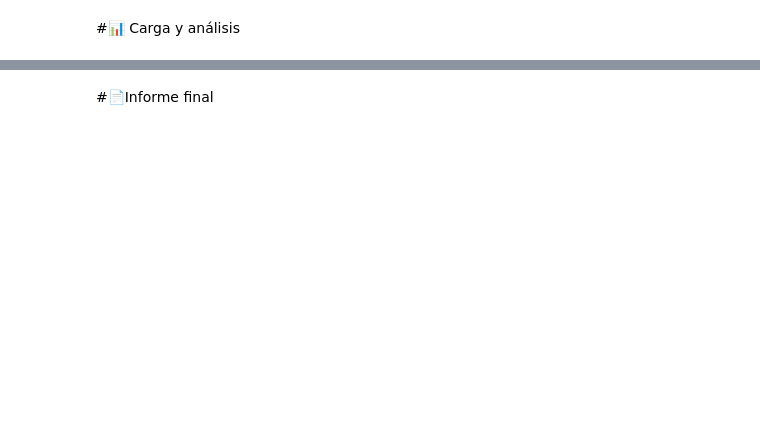
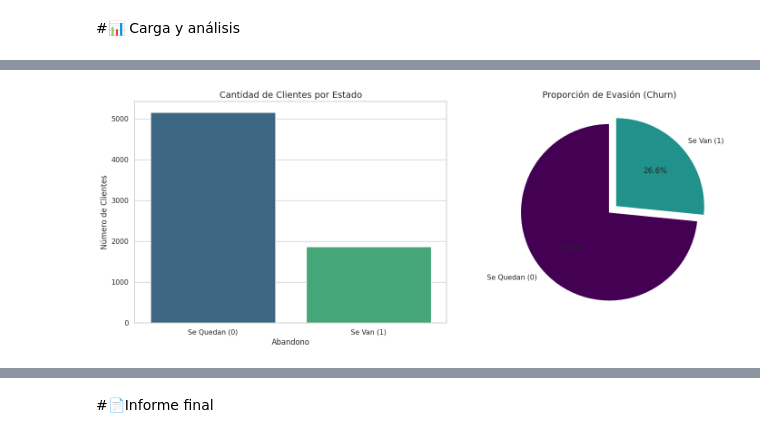
Before and after one commit to PaiGV/Challenge-Alura-Challenge-Telecom-X, a Jupyter notebook: TelecomX_LATAM.ipynb, the cells around one changed output, grey strips where cells are left out. Drawn from its saved outputs; the diff is of its cells as text; code cells hidden in the pictures; blank space fills up the shorter version.

```diff
--- a/TelecomX_LATAM.ipynb
+++ b/TelecomX_LATAM.ipynb
@@ -73,0 +99,3 @@ df.head()
+# %%
+duplicados = df.duplicated().sum()
+print(f"\n--- Filas Duplicadas: {duplicados} ---")
@@ -73,0 +129,14 @@ df.head()
+# %%
+df_objetos = df.select_dtypes(include=['object']).columns
+
+for col in df_objetos:
+    df[col] = df[col].str.strip()
+
+if 'Churn' in df.columns and df['Churn'].dtype == 'object':
+    df['Churn'] = df['Churn'].str.lower().replace({'yes': 1, 'no': 0})
+
+df.replace('No internet service', 'No', inplace=True)
+df.replace('No phone service', 'No', inplace=True)
+
+print("✔ Datos estandarizados y coherentes.")
+df.head()
@@ -73,0 +152,6 @@ df.head()
+# %%
+#Creación de la columna Cuentas Diarias
+df['Cuentas_Diarias'] = (df['Monthly'] / 30).round(2)
+
+print("✔ Columna 'Cuentas_Diarias' creada con éxito.")
+df[['Monthly', 'Cuentas_Diarias']].head()
@@ -75,0 +244,24 @@ df.head()
+# %%
+sns.set_theme(style="whitegrid")
+fig, ax = plt.subplots(1, 2, figsize=(15, 6))
+
+sns.countplot(data=df, x='Abandono', ax=ax[0], palette='viridis')
+ax[0].set_title('Cantidad de Clientes por Estado', fontsize=14)
+ax[0].set_xticklabels(['Se Quedan (0)', 'Se Van (1)'])
+ax[0].set_ylabel('Número de Clientes')
+
+df['Abandono'].value_counts().plot.pie(
+    ax=ax[1],
+    autopct='%1.1f%%',
+    startangle=90,
+    colors=['#440154', '#21918c'],
+    labels=['Se Quedan (0)', 'Se Van (1)'],
+    explode=(0, 0.1)
+)
+ax[1].set_title('Proporción de Evasión (Churn)', fontsize=14)
+ax[1].set_ylabel('')
+
+plt.tight_layout()
+plt.show()
+# %% [output]
+[figure, added]
```
Also changed, not shown: parts of 16 cells of this notebook.
